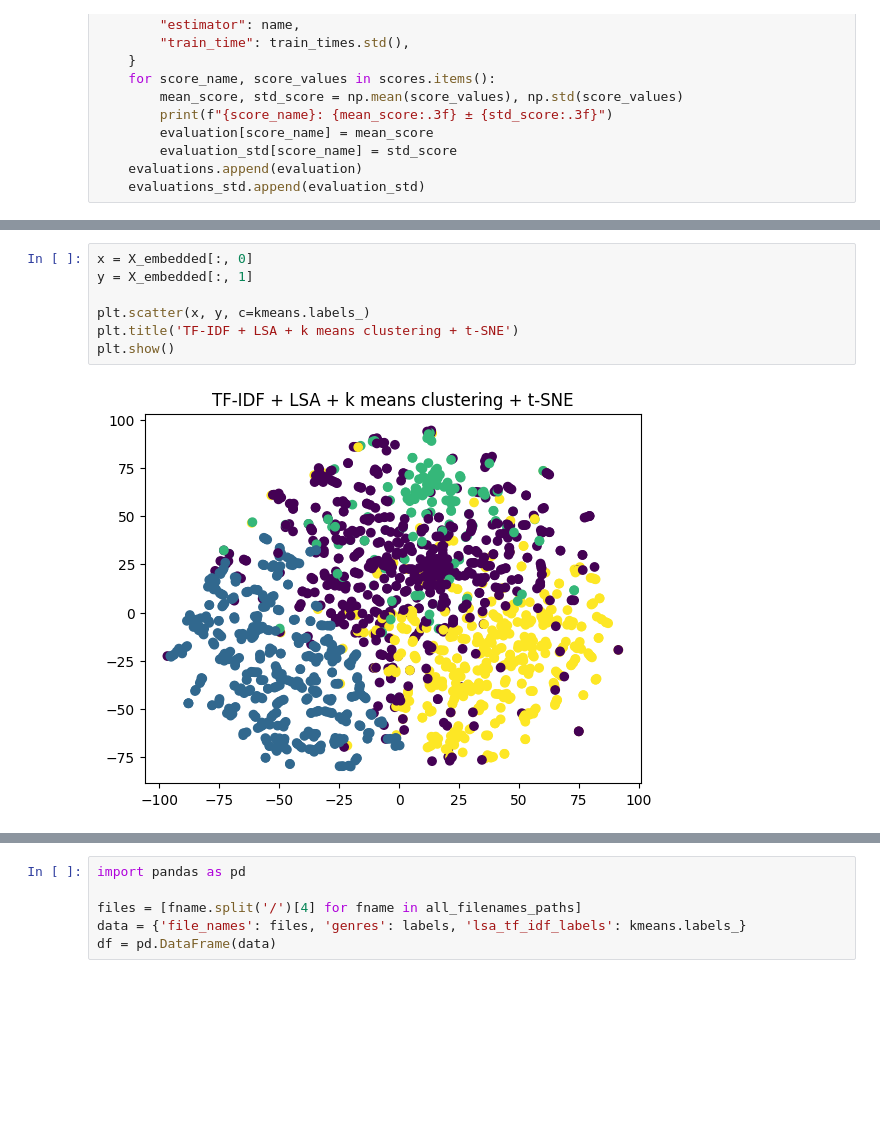
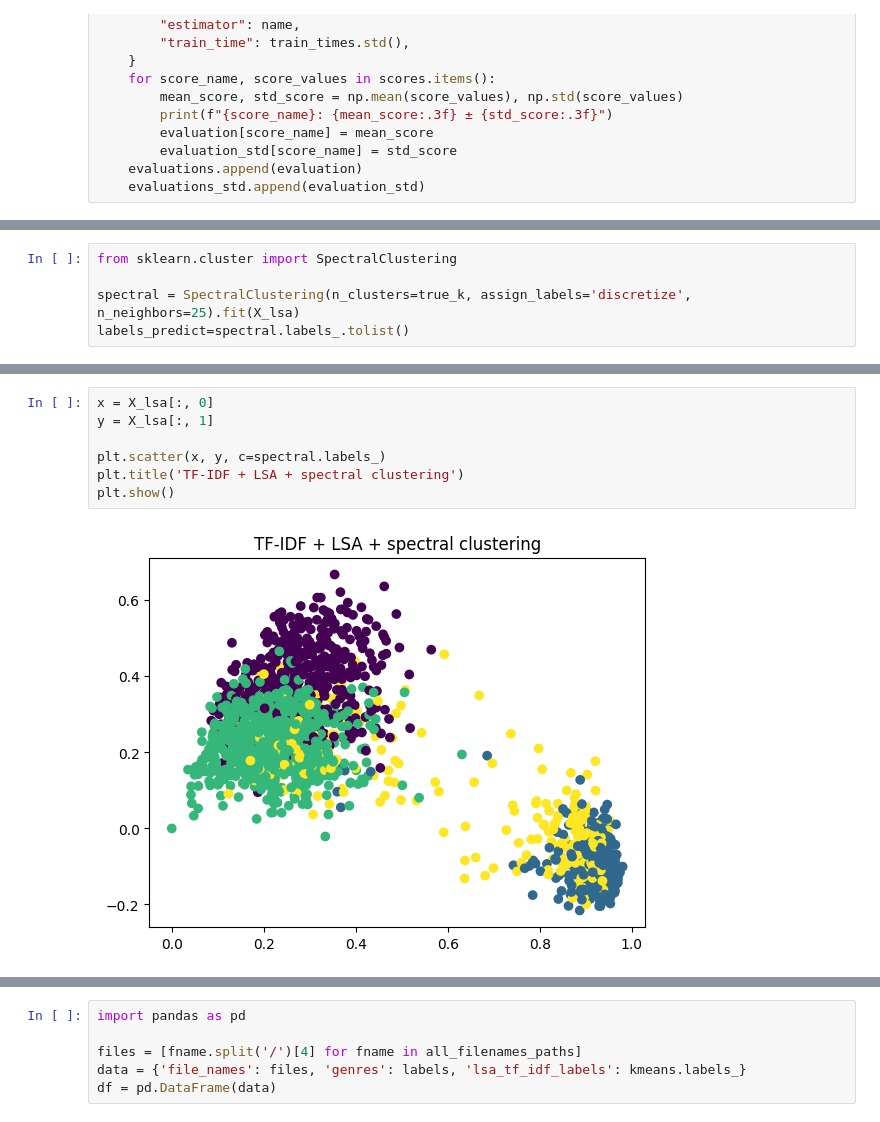
Before and after one commit to vpozdnyakov/literary_genre_identifier, a Jupyter notebook: notebooks/tfidf.ipynb, the cells around one changed output, grey strips where cells are left out. Drawn from its saved outputs; the diff is of its cells as text; blank space fills up the shorter version.

Commit message:
add spectral clustering

```diff
--- a/notebooks/tfidf.ipynb
+++ b/notebooks/tfidf.ipynb
@@ -194,0 +191,5 @@ X_embedded = TSNE(n_components=2, learning_rate='auto', init='random', perplexit
+# %%
+from sklearn.cluster import SpectralClustering
+
+spectral = SpectralClustering(n_clusters=true_k, assign_labels='discretize', n_neighbors=25).fit(X_lsa)
+labels_predict=spectral.labels_.tolist()
@@ -195,9 +210,9 @@ X_embedded = TSNE(n_components=2, learning_rate='auto', init='random', perplexit
 # %%
-x = X_embedded[:, 0]
-y = X_embedded[:, 1]
+x = X_lsa[:, 0]
+y = X_lsa[:, 1]
 
-plt.scatter(x, y, c=kmeans.labels_)
-plt.title('TF-IDF + LSA + k means clustering + t-SNE')
+plt.scatter(x, y, c=spectral.labels_)
+plt.title('TF-IDF + LSA + spectral clustering')
 plt.show()
 # %% [output]
-[figure, old version]
+[figure, new version]
```
Also changed, not shown: parts of 28 cells of this notebook.
